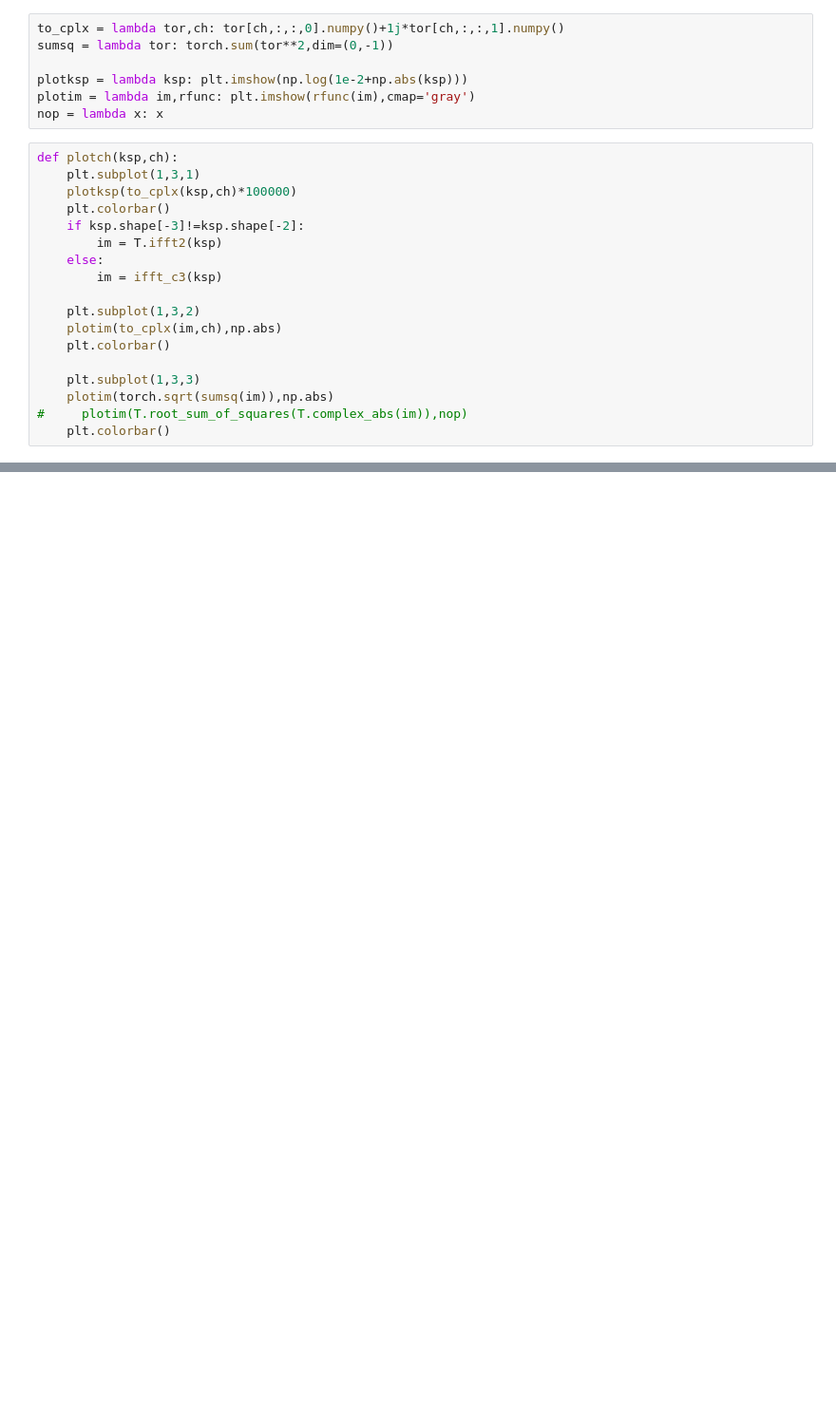
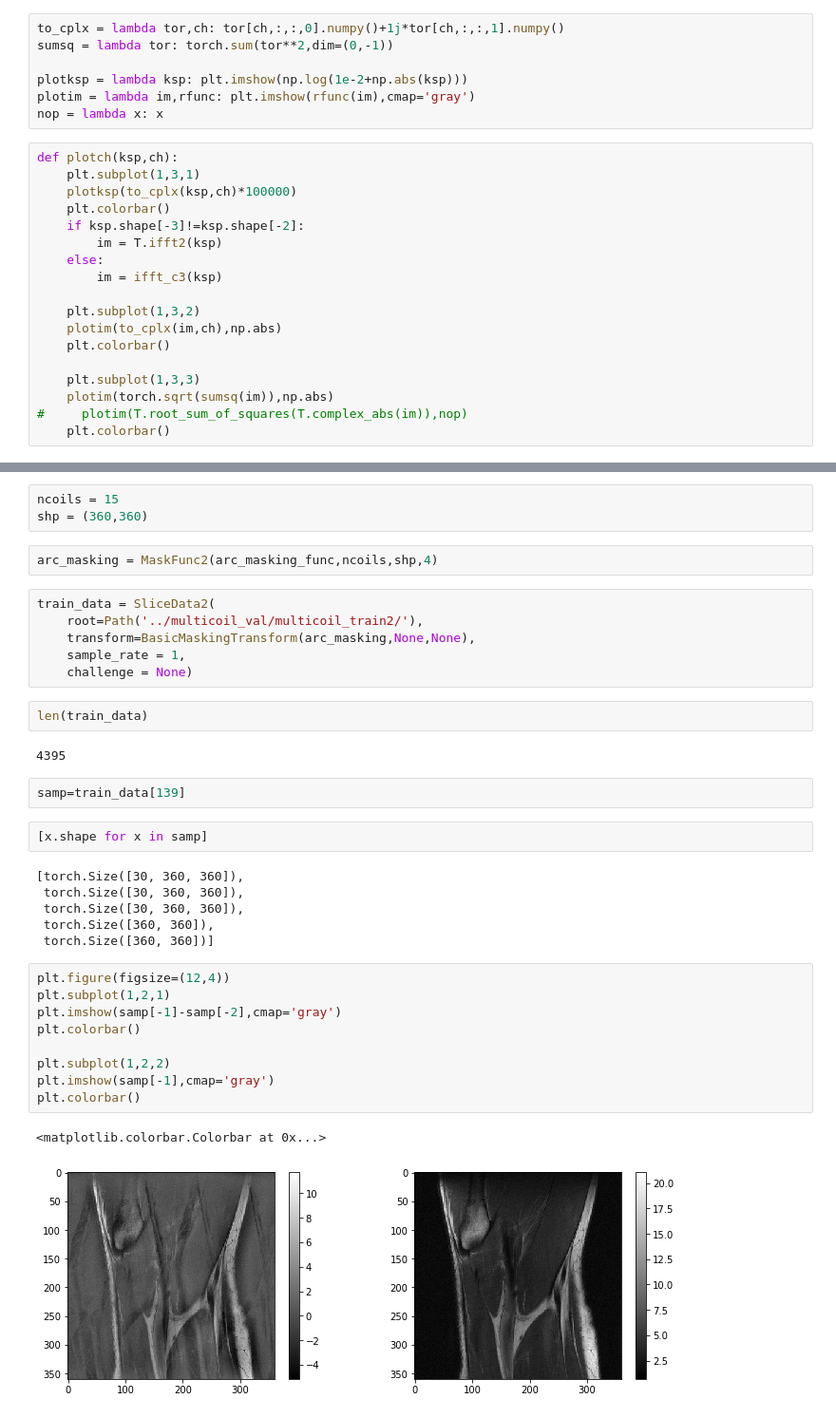
Before and after one commit to amritkumar9595/fastMRI, a Jupyter notebook: square.ipynb, the cells around one changed output, grey strips where cells are left out. Shown at 95% size. Drawn from its saved outputs; the diff is of its cells as text; blank space fills up the shorter version.

Commit message:
intermediate - new slicedata2 class and maskfunc2

```diff
--- a/square.ipynb
+++ b/square.ipynb
@@ -117,0 +227,37 @@ for selslice in range(len(slices)):
+# %%
+ncoils = 15
+shp = (360,360)
+# %%
+arc_masking = MaskFunc2(arc_masking_func,ncoils,shp,4)
+# %%
+train_data = SliceData2(
+    root=Path('../multicoil_val/multicoil_train2/'),
+    transform=BasicMaskingTransform(arc_masking,None,None),
+    sample_rate = 1,
+    challenge = None)
+# %%
+len(train_data)
+# %% [output]
+4395
+# %%
+samp=train_data[139]
+# %%
+[x.shape for x in samp]
+# %% [output]
+[torch.Size([30, 360, 360]),
+ torch.Size([30, 360, 360]),
+ torch.Size([30, 360, 360]),
+ torch.Size([360, 360]),
+ torch.Size([360, 360])]
+# %%
+plt.figure(figsize=(12,4))
+plt.subplot(1,2,1)
+plt.imshow(samp[-1]-samp[-2],cmap='gray')
+plt.colorbar()
+
+plt.subplot(1,2,2)
+plt.imshow(samp[-1],cmap='gray')
+plt.colorbar()
+# %% [output]
+<matplotlib.colorbar.Colorbar at 0x...>
+[figure, added]
```
Also changed, not shown: parts of 31 cells of this notebook, 5 other files.
